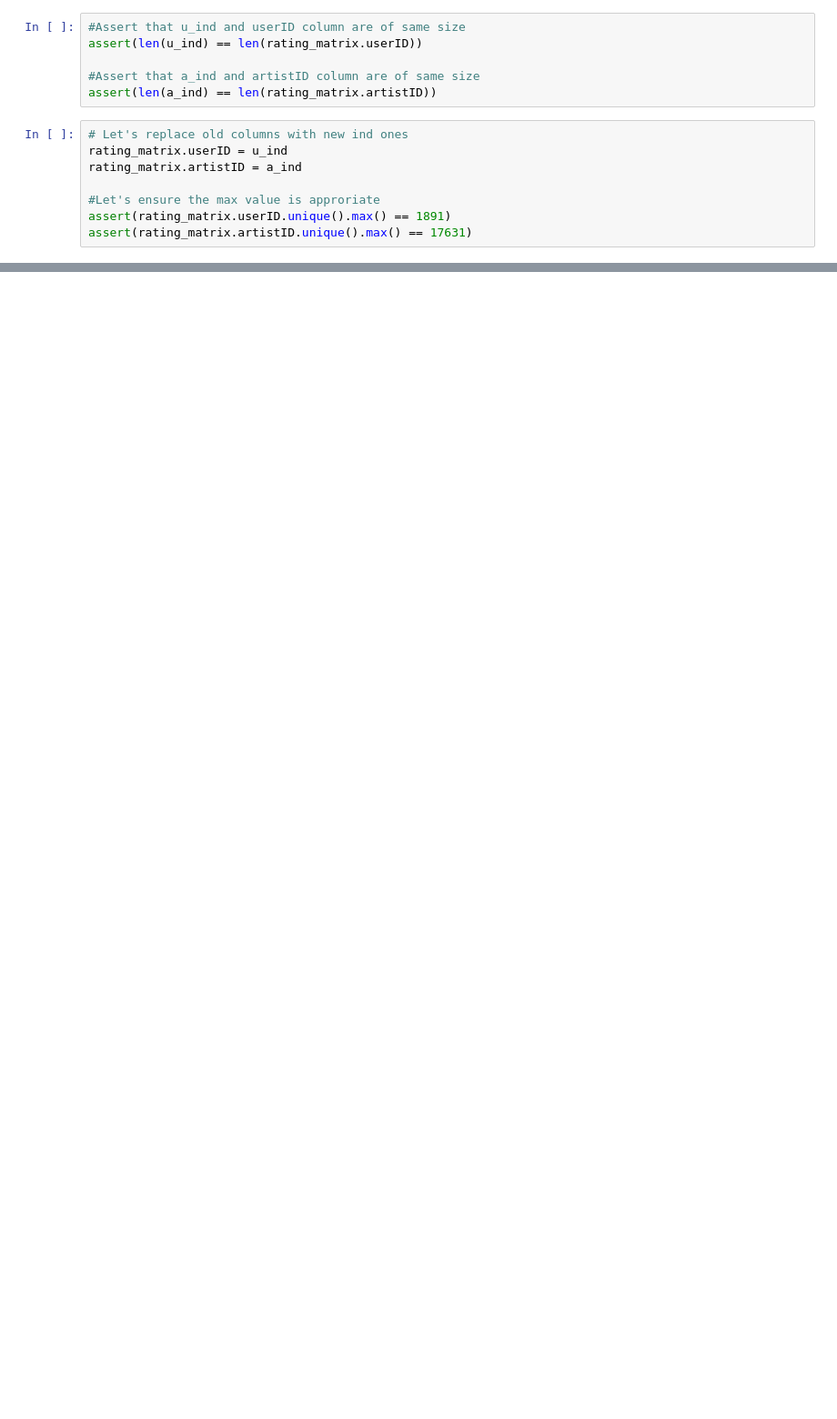
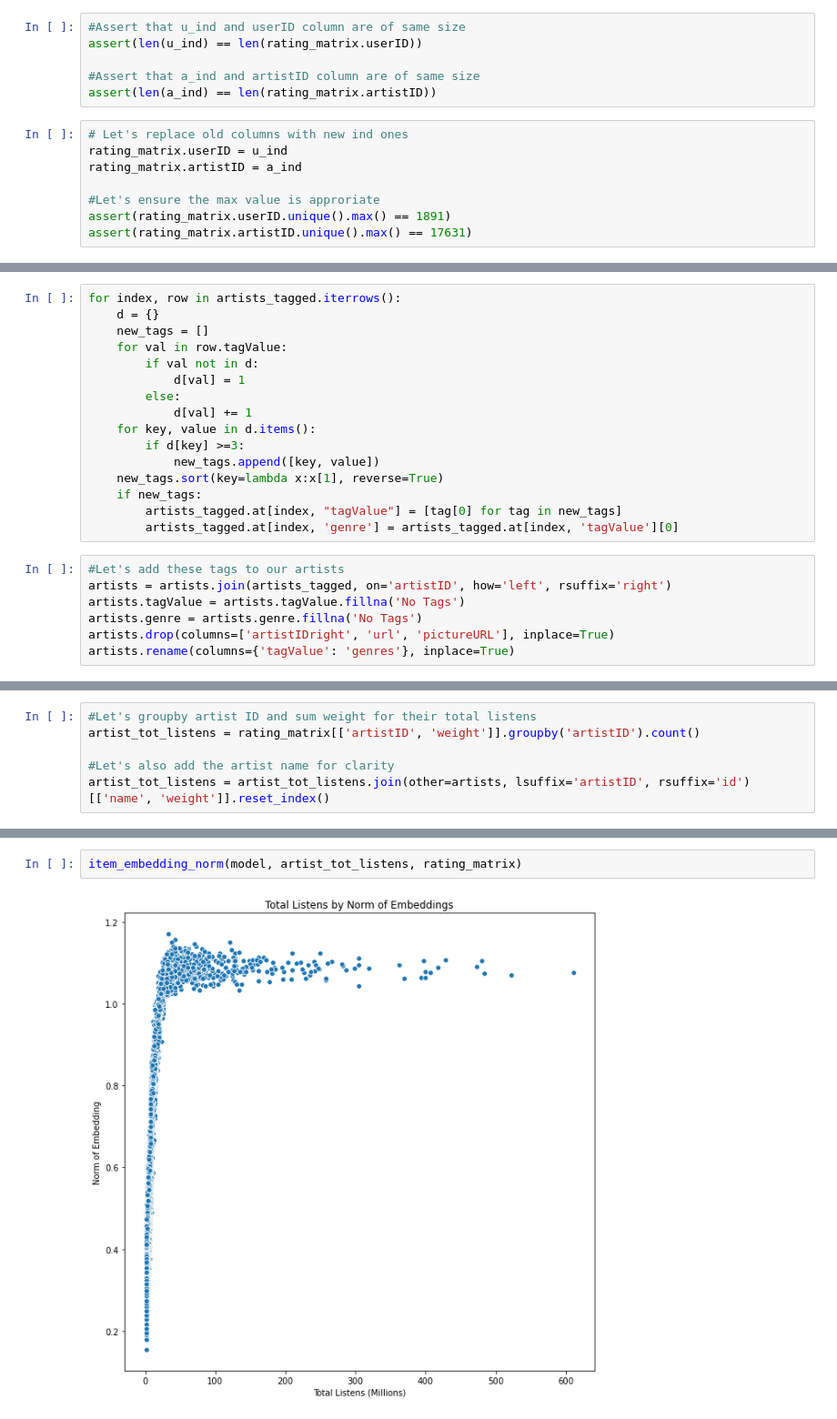
Before and after one commit to scummins00/CA4015-Music-RecSystem, a Jupyter notebook: book/Matrix_Factorization.ipynb, the cells around one changed output, grey strips where cells are left out. Shown at 91% size. Cells and saved outputs as stored; diff of their text form; blank space fills up the shorter version.

```diff
--- a/book/Matrix_Factorization.ipynb
+++ b/book/Matrix_Factorization.ipynb
@@ -259,0 +119,23 @@ def build_model(ratings, embedding_dim=3, init_stddev=1.):
+# %%
+for index, row in artists_tagged.iterrows():
+    d = {}
+    new_tags = []
+    for val in row.tagValue:
+        if val not in d:
+            d[val] = 1
+        else:
+            d[val] += 1
+    for key, value in d.items():
+        if d[key] >=3:
+            new_tags.append([key, value])
+    new_tags.sort(key=lambda x:x[1], reverse=True)
+    if new_tags:
+        artists_tagged.at[index, "tagValue"] = [tag[0] for tag in new_tags]
+        artists_tagged.at[index, 'genre'] = artists_tagged.at[index, 'tagValue'][0]
+# %%
+#Let's add these tags to our artists
+artists = artists.join(artists_tagged, on='artistID', how='left', rsuffix='right')
+artists.tagValue = artists.tagValue.fillna('No Tags')
+artists.genre = artists.genre.fillna('No Tags')
+artists.drop(columns=['artistIDright', 'url', 'pictureURL'], inplace=True)
+artists.rename(columns={'tagValue': 'genres'}, inplace=True)
@@ -259,0 +161,6 @@ def build_model(ratings, embedding_dim=3, init_stddev=1.):
+# %%
+#Let's groupby artist ID and sum weight for their total listens
+artist_tot_listens = rating_matrix[['artistID', 'weight']].groupby('artistID').count()
+
+#Let's also add the artist name for clarity
+artist_tot_listens = artist_tot_listens.join(other=artists, lsuffix='artistID', rsuffix='id')[['name', 'weight']].reset_index()
@@ -267,0 +214,4 @@ WARNING:tensorflow:`tf.train.start_queue_runners()` was called when no queue run
+# %%
+item_embedding_norm(model, artist_tot_listens, rating_matrix)
+# %% [output]
+[figure, added]
```
Also changed, not shown: parts of 39 cells of this notebook.
